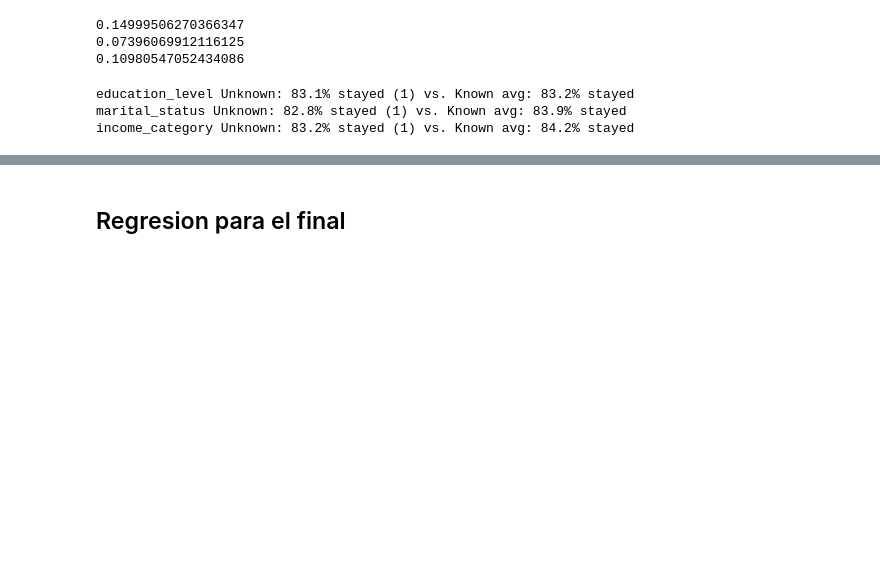
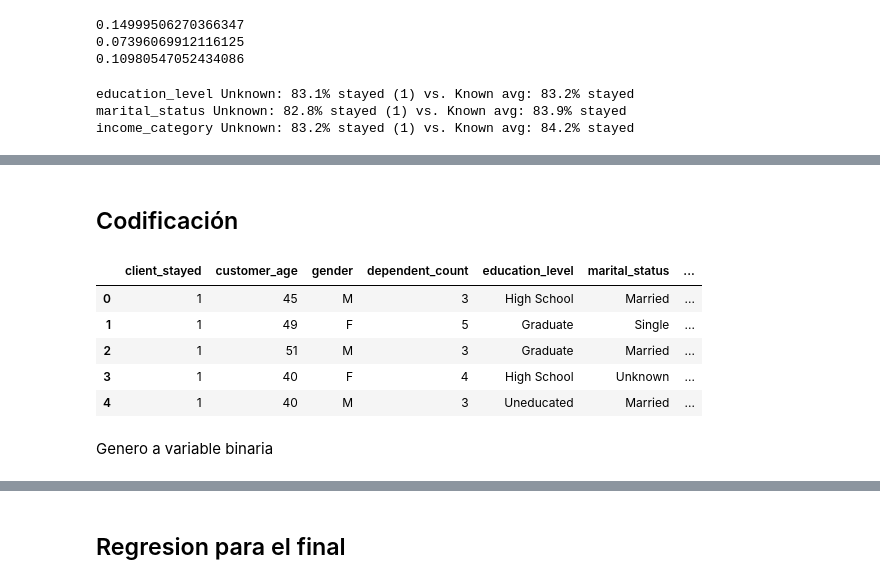
Before and after one commit to Toutl/Data-Processing-Laboratory, a Jupyter notebook: Examenes/III/Examen03.ipynb, the cells around one changed output, grey strips where cells are left out. Cells and saved outputs as stored; diff of their text form; code cells hidden in the pictures; blank space fills up the shorter version.

```diff
--- a/Examenes/III/Examen03.ipynb
+++ b/Examenes/III/Examen03.ipynb
@@ -430,0 +663,16 @@ income_category Unknown: 83.2% stayed (1) vs. Known avg: 84.2% stayed
+# %%
+df['credit_limit'] = df['credit_limit'].astype('int64')
+
+columnas_a_tratar = df.select_dtypes(include=['int64']).drop(
+    columns=['clientnum', 'client_stayed', 'customer_age','vip'],
+    errors='ignore'
+).columns.tolist()
+# %%
+df = sustituir_outliers_por_grupo(
+    df=df,
+    columnas_a_tratar=columnas_a_tratar,
+    grupo_col='client_stayed',
+    metodo='IQR',
+    umbral=1.5,
+    estrategia='limite'  # Corregido: era 'estrategia' en tu llamada original
+)
@@ -430,0 +699,13 @@ income_category Unknown: 83.2% stayed (1) vs. Known avg: 84.2% stayed
+# %% [markdown]
+## Codificación
+# %%
+df.head()
+# %% [output]
+|  | client_stayed | customer_age | gender | dependent_count | education_level | marital_status | ... |
+| 0 | 1 | 45 | M | 3 | High School | Married | ... |
+| 1 | 1 | 49 | F | 5 | Graduate | Single | ... |
+| 2 | 1 | 51 | M | 3 | Graduate | Married | ... |
+| 3 | 1 | 40 | F | 4 | High School | Unknown | ... |
+| 4 | 1 | 40 | M | 3 | Uneducated | Married | ... |
+# %% [markdown]
+Genero a variable binaria
```
Also changed, not shown: parts of 12 cells of this notebook.
